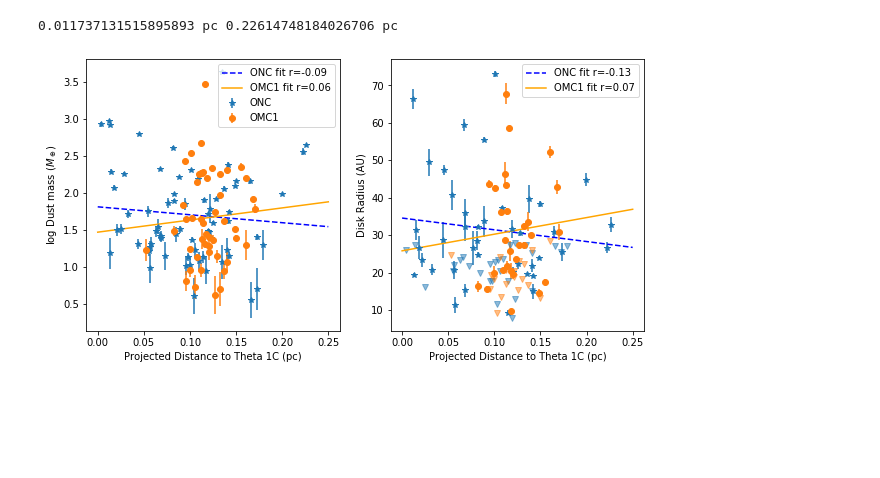
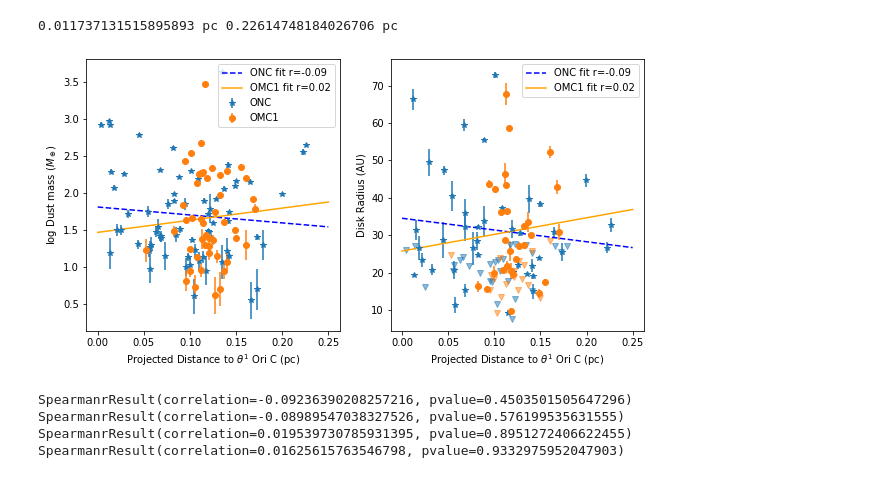
Before and after one commit to jaotter/summer_research_2018, a Jupyter notebook: flux_plots/dist_to_trapezium.ipynb, the cells around one changed output. Drawn from its saved outputs; the diff is of its cells as text; code cells hidden in the pictures; blank space fills up the shorter version.

Commit message:
label update

```diff
--- a/flux_plots/dist_to_trapezium.ipynb
+++ b/flux_plots/dist_to_trapezium.ipynb
@@ -132,6 +132,9 @@ fig, [ax0, ax1] = plt.subplots(1,2, figsize=(10,5))
 
 onc_linreg = linregress(onc_dist, np.log10(onc_dustmass))
 omc1_linreg = linregress(omc1_dist, np.log10(omc1_dustmass))
+
+onc_spearman_dmass = mstats.spearmanr(onc_dist, np.log10(onc_dustmass))
+omc1_spearman_dmass = mstats.spearmanr(omc1_dist, np.log10(omc1_dustmass))
 
 ax0.errorbar(onc_dist.value, np.log10(onc_dustmass), yerr=onc_dustmass_err/onc_dustmass, label='ONC', linestyle='', marker='*')
 ax0.errorbar(omc1_dist.value, np.log10(omc1_dustmass), yerr=omc1_dustmass_err/omc1_dustmass, label='OMC1', linestyle='', marker='o')
@@ -139,37 +142,46 @@ ax0.errorbar(omc1_dist.value, np.log10(omc1_dustmass), yerr=omc1_dustmass_err/om
 dvals = np.linspace(0,0.25,10)
 onc_fit = dvals* onc_linreg.slope + onc_linreg.intercept
 omc1_fit = dvals* omc1_linreg.slope + omc1_linreg.intercept
 
-ax0.plot(dvals, onc_fit, label=f'ONC fit r={np.round(onc_linreg.rvalue, 2)}', color='blue', linestyle='--')
-ax0.plot(dvals, omc1_fit, label=f'OMC1 fit r={np.round(omc1_linreg.rvalue, 2)}', color='orange')
+ax0.plot(dvals, onc_fit, label=f'ONC fit r={np.round(onc_spearman_dmass[0], 2)}', color='blue', linestyle='--')
+ax0.plot(dvals, omc1_fit, label=f'OMC1 fit r={np.round(omc1_spearman_dmass[0], 2)}', color='orange')
 
 ax0.legend()
 
-ax0.set_xlabel('Projected Distance to Theta 1C (pc)')
+ax0.set_xlabel(r'Projected Distance to $\theta^1$ Ori C (pc)')
 ax0.set_ylabel(r'log Dust mass ($M_\oplus$)')
 
 
 onc_linreg = linregress(onc_dist[onc_rdisk_ind], onc_rdisk[onc_rdisk_ind])
 omc1_linreg = linregress(omc1_dist[omc1_rdisk_ind], omc1_rdisk[omc1_rdisk_ind])
+
+onc_spearman_rdisk = mstats.spearmanr(onc_dist[onc_rdisk_ind], onc_rdisk[onc_rdisk_ind])
+omc1_spearman_rdisk = mstats.spearmanr(omc1_dist[omc1_rdisk_ind], omc1_rdisk[omc1_rdisk_ind])
 
 ax1.errorbar(onc_dist.value, onc_rdisk.value, yerr=onc_rdisk_err.value, linestyle='', marker='*')
 ax1.errorbar(omc1_dist.value, omc1_rdisk.value, yerr=omc1_rdisk_err.value, linestyle='', marker='o')
 
 ax1.plot(onc_dist[onc_rdisk_ind_ulim], onc_rdisk_ulim[onc_rdisk_ind_ulim], linestyle='', marker='v', color='tab:blue', alpha=0.5)
 ax1.plot(omc1_dist[omc1_rdisk_ind_ulim], omc1_rdisk_ulim[omc1_rdisk_ind_ulim], linestyle='', marker='v', color='tab:orange', alpha=0.5)
 
 rvals = np.linspace(0,0.25,10)
 onc_fit = rvals* onc_linreg.slope + onc_linreg.intercept
 omc1_fit = rvals* omc1_linreg.slope + omc1_linreg.intercept
 
-ax1.plot(dvals, onc_fit, label=f'ONC fit r={np.round(onc_linreg.rvalue, 2)}', color='blue', linestyle='--')
-ax1.plot(dvals, omc1_fit, label=f'OMC1 fit r={np.round(omc1_linreg.rvalue, 2)}', color='orange')
+ax1.plot(dvals, onc_fit, label=f'ONC fit r={np.round(onc_spearman_rdisk[0], 2)}', color='blue', linestyle='--')
+ax1.plot(dvals, omc1_fit, label=f'OMC1 fit r={np.round(omc1_spearman_rdisk[0], 2)}', color='orange')
 
 ax1.legend()
 
-ax1.set_xlabel('Projected Distance to Theta 1C (pc)')
+ax1.set_xlabel(r'Projected Distance to $\theta^1$ Ori C (pc)')
 ax1.set_ylabel('Disk Radius (AU)')
 
 plt.savefig('/home/jotter/nrao/plots/dist_theta1c_corrs.png', bbox_inches='tight')
 # %% [output]
-[figure, old version]
+[figure, new version]
+# %%
+print(onc_spearman_dmass, onc_spearman_rdisk)
+print(omc1_spearman_dmass, omc1_spearman_rdisk)
+# %% [output]
+SpearmanrResult(correlation=-0.09236390208257216, pvalue=0.4503501505647296) SpearmanrResult(correlation=-0.08989547038327526, pvalue=0.576199535631555)
+SpearmanrResult(correlation=0.019539730785931395, pvalue=0.8951272406622455) SpearmanrResult(correlation=0.01625615763546798, pvalue=0.9332975952047903)
```
Also changed, not shown: parts of 1 cell of this notebook.
